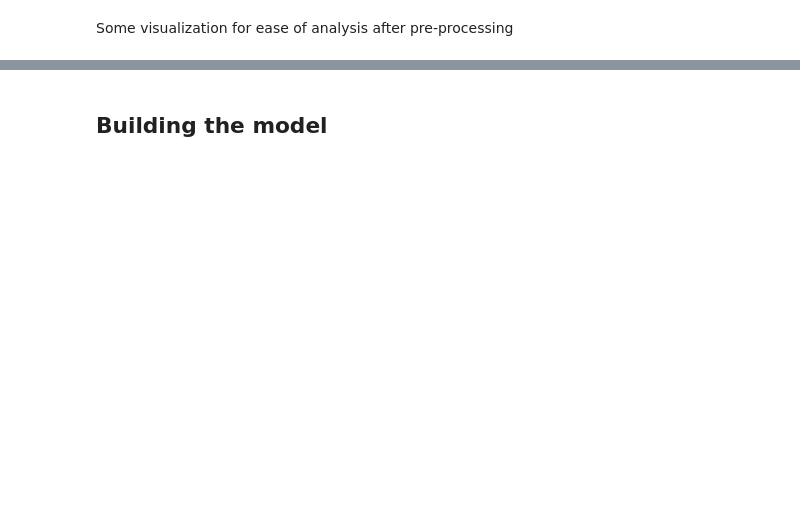
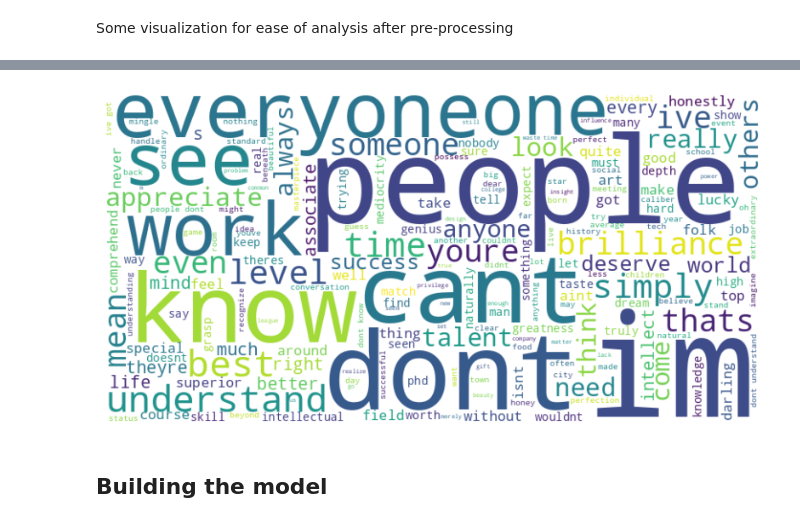
Before and after one commit to trenchb0y/Narcissistic-Behavior-From-Text, a Jupyter notebook: kp-implementation-tensorflow.ipynb, the cells around one changed output, grey strips where cells are left out. Saved outputs shown, nothing was run; the diff lists cells and outputs as text; code cells hidden in the pictures; blank space fills up the shorter version.

```diff
--- a/kp-implementation-tensorflow.ipynb
+++ b/kp-implementation-tensorflow.ipynb
@@ -151,3 +165,16 @@ plt.show()
+# %%
+narcissistic_texts = df_balanced[df_balanced['label'] == 1]['text']
+
+text_combined = " ".join(narcissistic_texts)
+
+wordcloud = WordCloud(width=800, height=400, background_color='white', colormap='viridis').generate(text_combined)
+
+plt.figure(figsize=(10, 5))
+plt.imshow(wordcloud, interpolation='bilinear')
+plt.axis('off')
+plt.show()
+# %% [output]
+[figure, added]
 # %% [markdown]
 ## Building the model
 # %%
```
Also changed, not shown: parts of 12 cells of this notebook.
